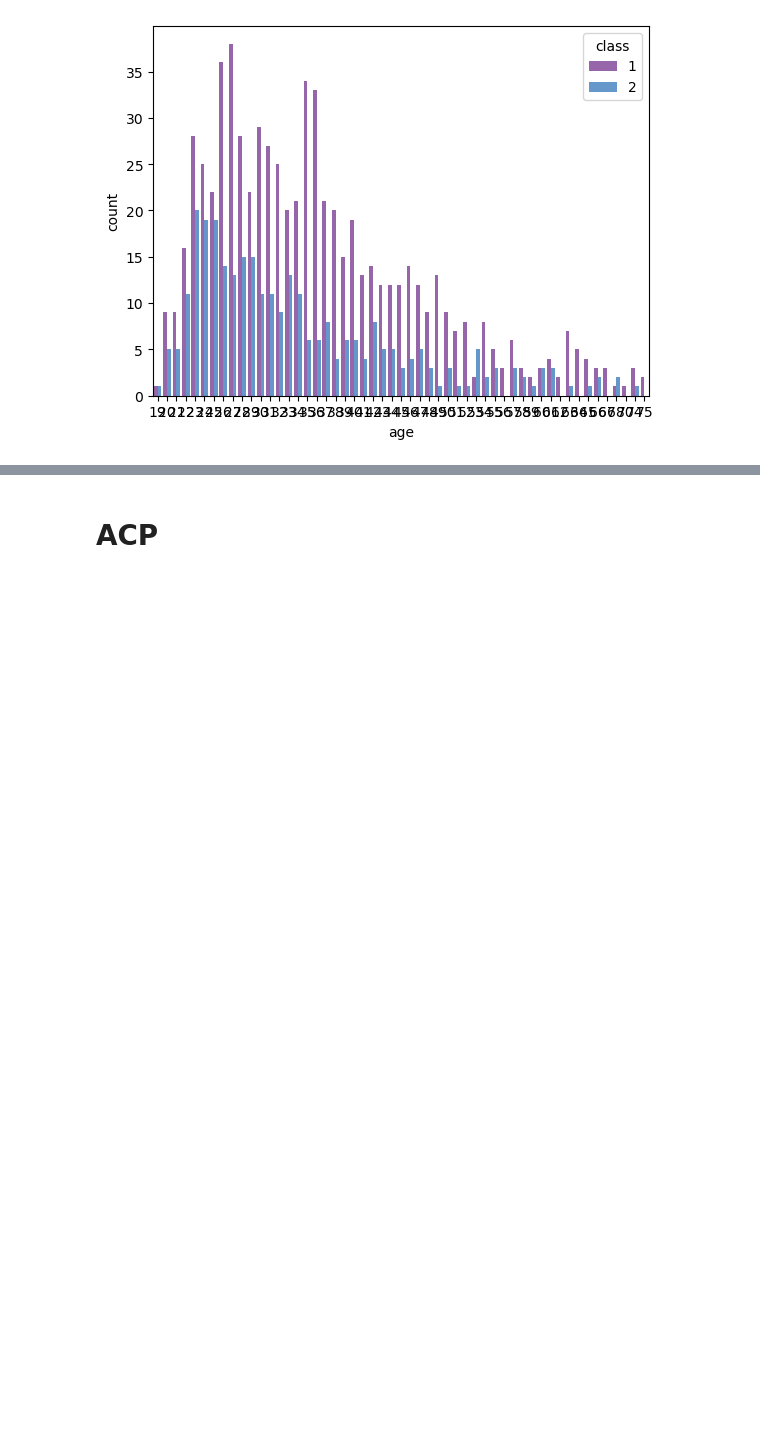
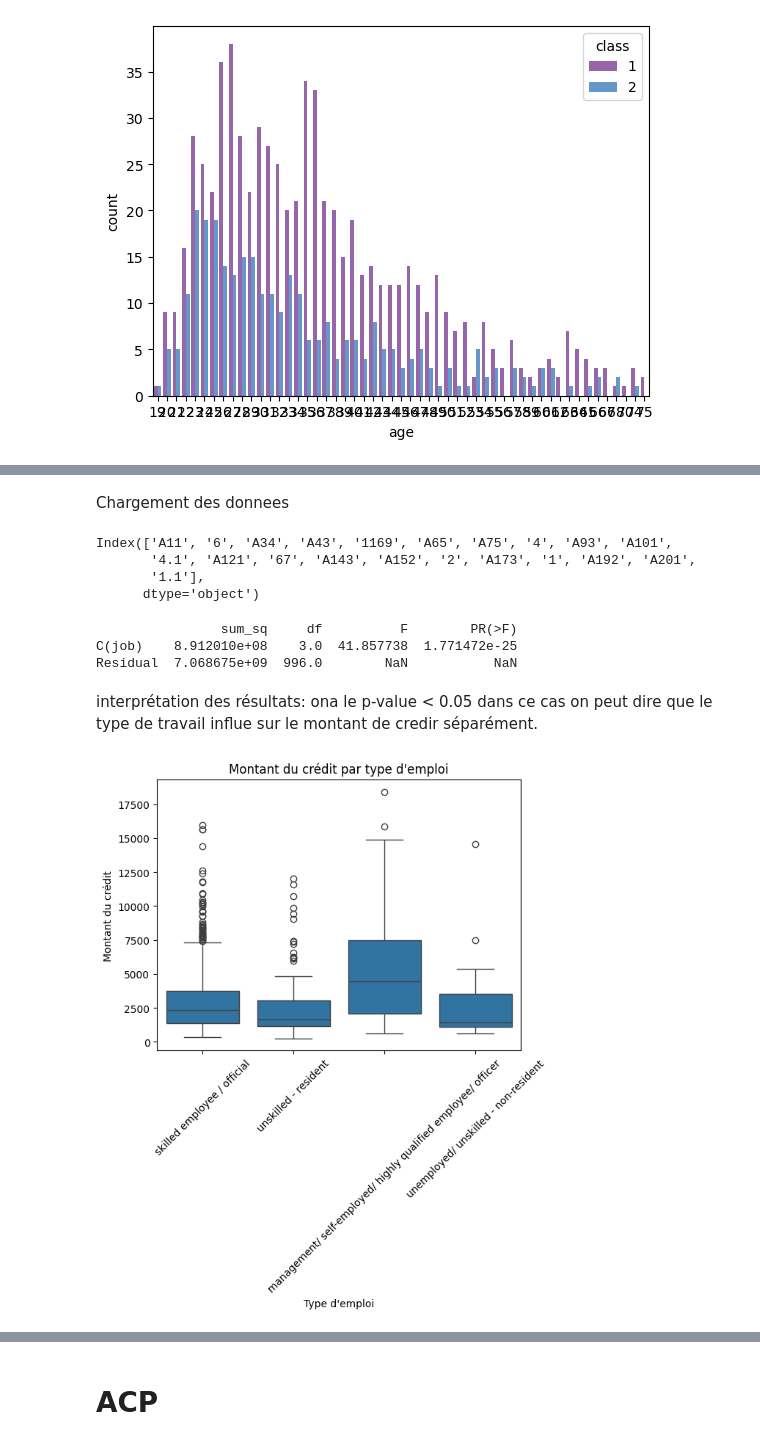
Before and after one commit to YounessSerrakhi/Credit_Risk_classification, a Jupyter notebook: notebooks/main.ipynb, the cells around one changed output, grey strips where cells are left out. Saved outputs shown, nothing was run; the diff lists cells and outputs as text; code cells hidden in the pictures; blank space fills up the shorter version.

```diff
--- a/notebooks/main.ipynb
+++ b/notebooks/main.ipynb
@@ -364,0 +535,42 @@ sns.countplot(x= 'age', data= data, hue= 'class')
+# %% [markdown]
+Chargement des donnees
+# %%
+job_mapping = {
+    'A171': 'unemployed/ unskilled - non-resident',
+    'A172': 'unskilled - resident',
+    'A173': 'skilled employee / official',
+    'A174': 'management/ self-employed/ highly qualified employee/ officer'
+}
+data['job'] = data['job'].map(job_mapping)
+# %%
+print(data.columns)
+# %% [output]
+Index(['A11', '6', 'A34', 'A43', '1169', 'A65', 'A75', '4', 'A93', 'A101',
+       '4.1', 'A121', '67', 'A143', 'A152', '2', 'A173', '1', 'A192', 'A201',
+       '1.1'],
+      dtype='object')
+# %%
+
+data.dropna(subset=['credit_amount', 'job'], inplace=True)
+model = ols('credit_amount ~ C(job)', data=data).fit()
+# Anlyse  ANOVA et affichage des resultats
+anova_results = sm.stats.anova_lm(model, typ=2)
+
+print(anova_results)
+# %% [output]
+                sum_sq     df          F        PR(>F)
+C(job)    8.912010e+08    3.0  41.857738  1.771472e-25
+Residual  7.068675e+09  996.0        NaN           NaN
+# %% [markdown]
+interprétation des résultats:
+ona le p-value < 0.05 dans ce cas on peut dire que le type de travail influe sur le montant de credir séparément.
+# %%
+# Tracé d'un diagramme en boîte pour visualiser la distribution du montant du crédit par type d'emploi
+sns.boxplot(x='job', y='credit_amount', data=data)
+plt.title('Montant du crédit par type d\'emploi')
+plt.xlabel('Type d\'emploi')
+plt.ylabel('Montant du crédit')
+plt.xticks(rotation=45)  # Rotation des étiquettes pour une meilleure lisibilité
+plt.show()
+# %% [output]
+[figure, added]
```
Also changed, not shown: parts of 118 cells of this notebook.
